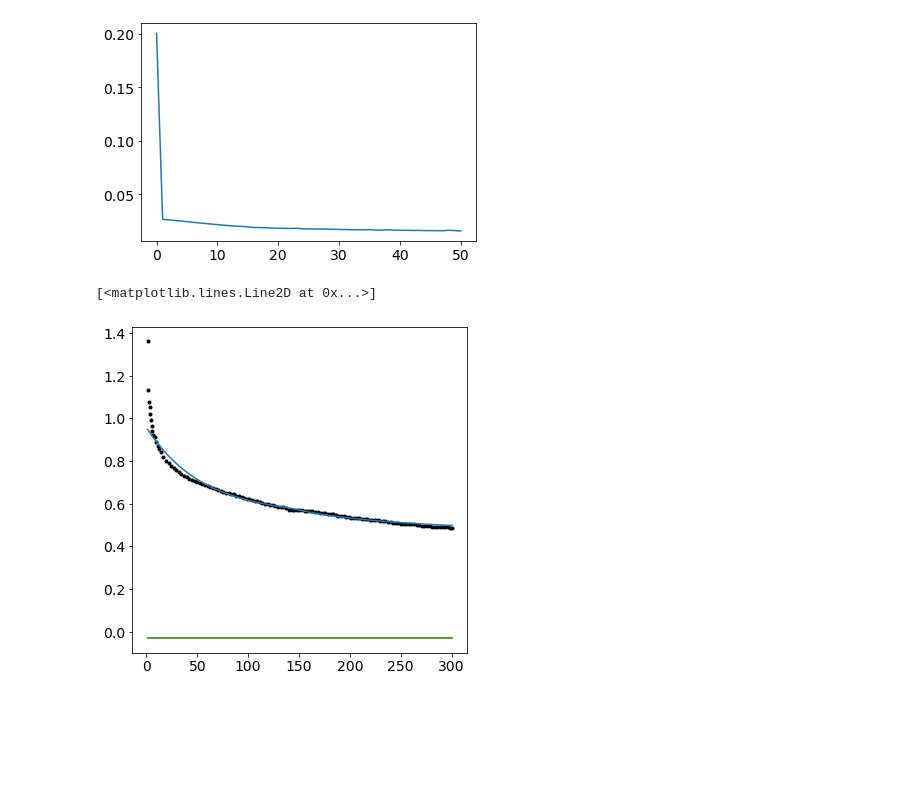
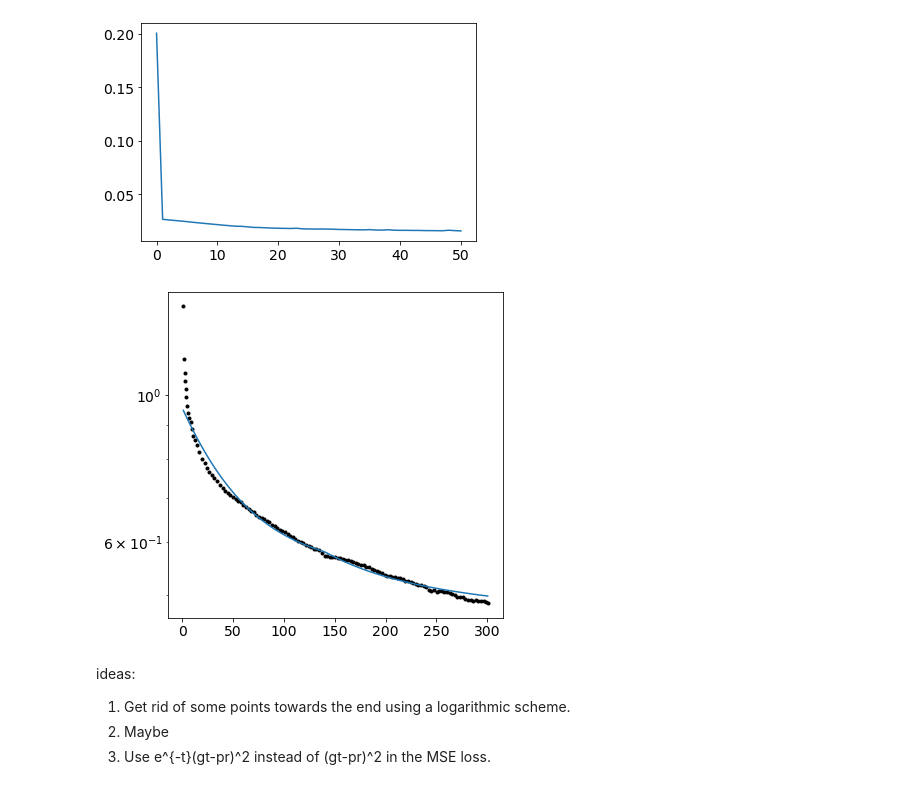
Before and after one commit to VatsalSy/nvisco, a Jupyter notebook: train_brain.ipynb, the cells around one changed output. Drawn from its saved outputs; the diff is of its cells as text; code cells hidden in the pictures; blank space fills up the shorter version.

```diff
--- a/train_brain.ipynb
+++ b/train_brain.ipynb
@@ -451,16 +449,25 @@ it 4900, train loss = 1.604477e-02
 it 5000, train loss = 1.577037e-02
 [<matplotlib.lines.Line2D at 0x...>]
 [figure]
+# %%
+with open('saved/brain_params_retrained.npy', 'rb') as f:
+    params = pickle.load(f)
 # %%
 fig, ax = plt.subplots(figsize=(6,6))
 
 t = time[0]
 sig_NN, lm1_NN, lm2_NN, lm3_NN, lm1e_NN, lm2e_NN, lm3e_NN  = uniaxial_relax2(params, norm, True, t, lm0)
-
+odeint(..., np.logspace(0,300,1000))
 ax.plot(t, sgm_x[0], 'k.')
 ax.plot(t,-sig_NN[:,0,0])
 ax.plot(t,-sig_NN[:,1,1])
 ax.plot(t,-sig_NN[:,2,2])
+ax.set_yscale('log')
+# ax.set_xscale('log')
 # %% [output]
-[<matplotlib.lines.Line2D at 0x...>]
-[figure, old version]
+[figure, new version]
+# %% [markdown]
+ideas:
+1. Get rid of some points towards the end using a logarithmic scheme.
+2. Maybe
+3. Use e^{-t}(gt-pr)^2 instead of (gt-pr)^2 in the MSE loss.
```
Also changed, not shown: parts of 1 cell of this notebook, 12 other files.
